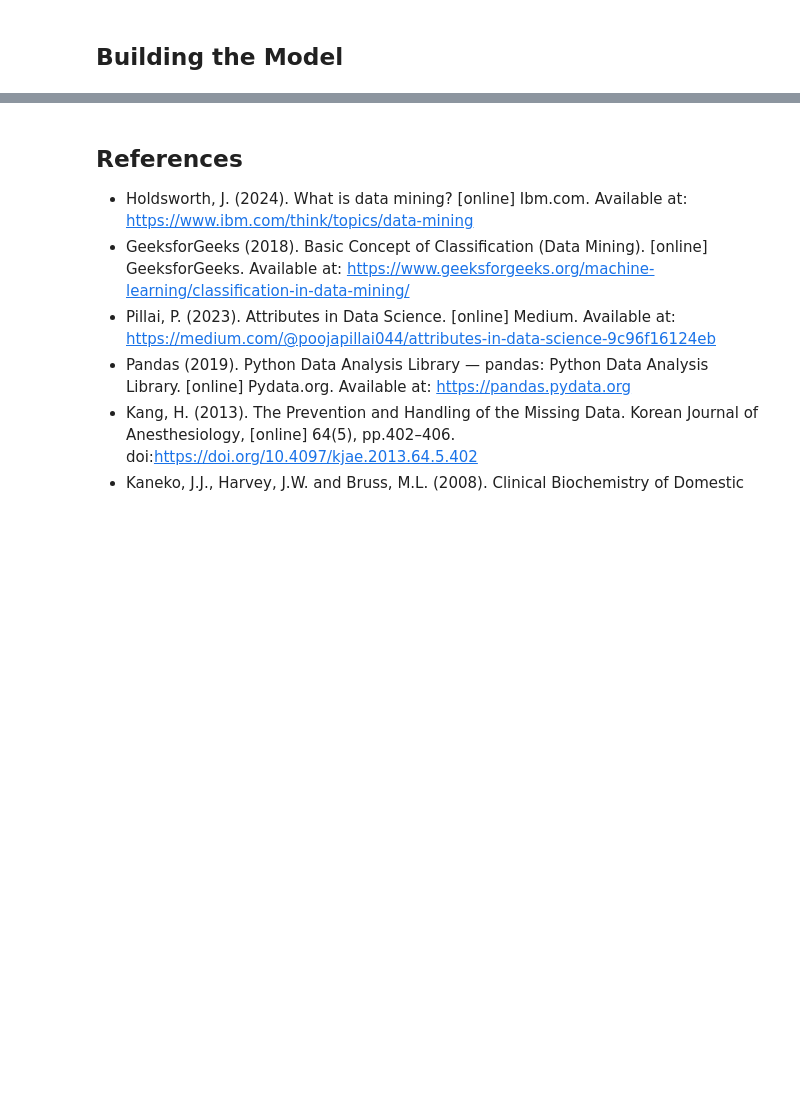
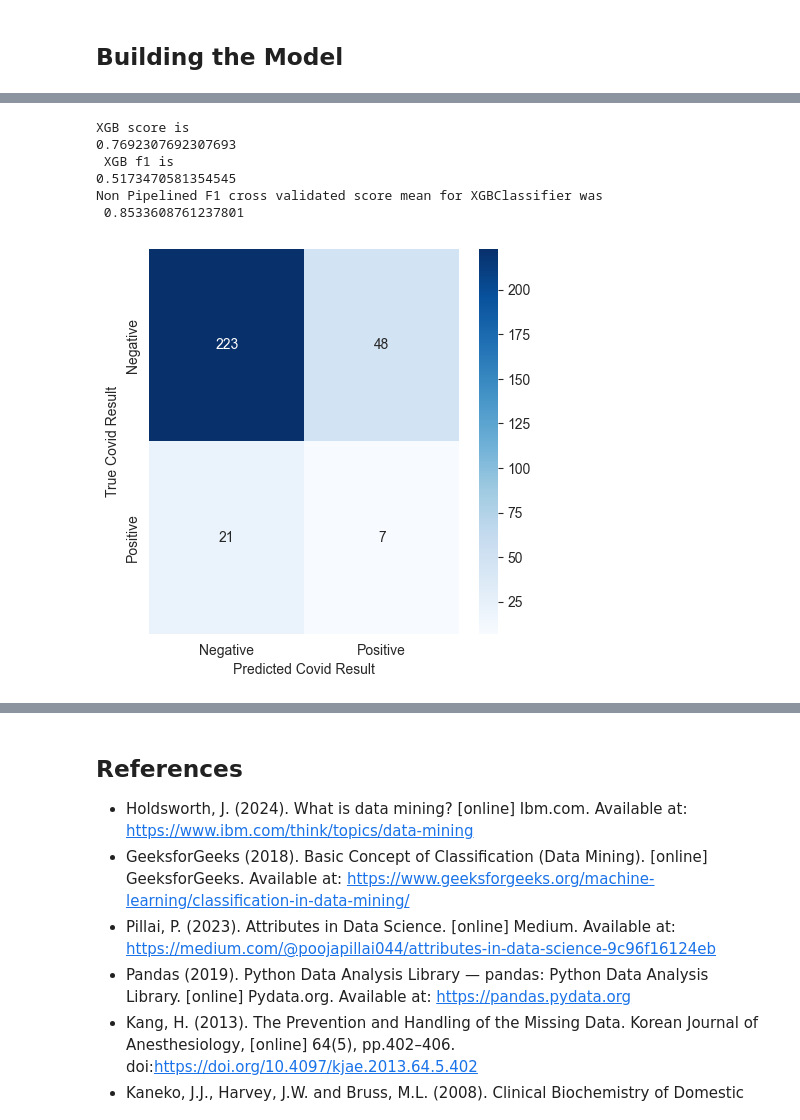
Before and after one commit to TheCherubQueen/DC3DMN, a Jupyter notebook: cw/DC3DMN_Report.ipynb, the cells around one changed output, grey strips where cells are left out. Cells and saved outputs as stored; diff of their text form; code cells hidden in the pictures; blank space fills up the shorter version.

```diff
--- a/cw/DC3DMN_Report.ipynb
+++ b/cw/DC3DMN_Report.ipynb
@@ -442,10 +645,10 @@ pca.fit(df_predictor_train)
 df_predictor_train = pca.transform(df_predictor_train)
 df_predictor_test = pca.transform(df_predictor_test)
 # %%
-scaler = StandardScaler()
-scaler.fit(df_predictor_train)
-df_predictor_train = scaler.transform(df_predictor_train)
-df_predictor_test = scaler.transform(df_predictor_test)
+# scaler = StandardScaler()
+# scaler.fit(df_predictor_train)
+# df_predictor_train = scaler.transform(df_predictor_train)
+# df_predictor_test = scaler.transform(df_predictor_test)
 # %% [markdown]
 ### Classifier Imbalance
 When the dataset was first read, the summary overview of df_all showed that there were 3598 False and 401 True values a ratio of roughly 90 to 1 (this has changed slightly through dropping columns etc during processing, but the ratio remains mostly unchanged). During iterative testing, linear regression and random forest classifier engines both kept producing multiple false negatives. This is probably due to the extreme imbalance among classifiers. This also made it hard for cross validation methods, such as K-fold, to give accurate reports on the quality of the model. This imbalance needs to be addressed in order to give the model the best chance at accurately predicting the classification of unseen data.
@@ -468,7 +674,7 @@ skf = StratifiedKFold(n_splits = 10, shuffle = True, random_state = 1)
 def cross_val(model):
     validator = cross_validate(model, df_predictor_train, df_classifier_train, cv = skf, scoring = ['f1'], return_train_score = False)
     model_name = model.__class__.__name__
-    score = f'F1 cross validated score mean for {model_name} was\n {validator['test_f1'].mean()}'
+    score = f'Non Pipelined F1 cross validated score mean for {model_name} was\n {validator['test_f1'].mean()}'
     return score
 # %%
 rfclf = RandomForestClassifier(random_state = 1, n_estimators = 50)
@@ -500,0 +723,22 @@ plt.show()
+# %%
+xgb = XGBClassifier(n_estimators = 50, learning_rate = 1, random_state = 1, n_jobs = -1)
+xgb.fit(df_predictor_train, df_classifier_train)
+xgb_predictions = xgb.predict(df_predictor_test)
+test_xgb_score = xgb.score(df_predictor_test, df_classifier_test)
+test_xgb_f1 = f1_score(df_classifier_test,xgb_predictions, average='macro')
+print(f'XGB score is \n{test_xgb_score}\n XGB f1 is \n{test_xgb_f1}')
+print(cross_val(xgb))
+cm = confusion_matrix(df_classifier_test, xgb_predictions)
+plt.figure(figsize = (5,5))
+sns.heatmap(cm, annot=True, fmt='d', cmap='Blues', xticklabels=['Negative', 'Positive'], yticklabels=['Negative', 'Positive'])
+plt.xlabel('Predicted Covid Result')
+plt.ylabel('True Covid Result')
+plt.show()
+# %% [output]
+XGB score is
+0.7692307692307693
+ XGB f1 is
+0.5173470581354545
+Non Pipelined F1 cross validated score mean for XGBClassifier was
+ 0.8533608761237801
+[figure, added]
```
Also changed, not shown: parts of 34 cells of this notebook.
